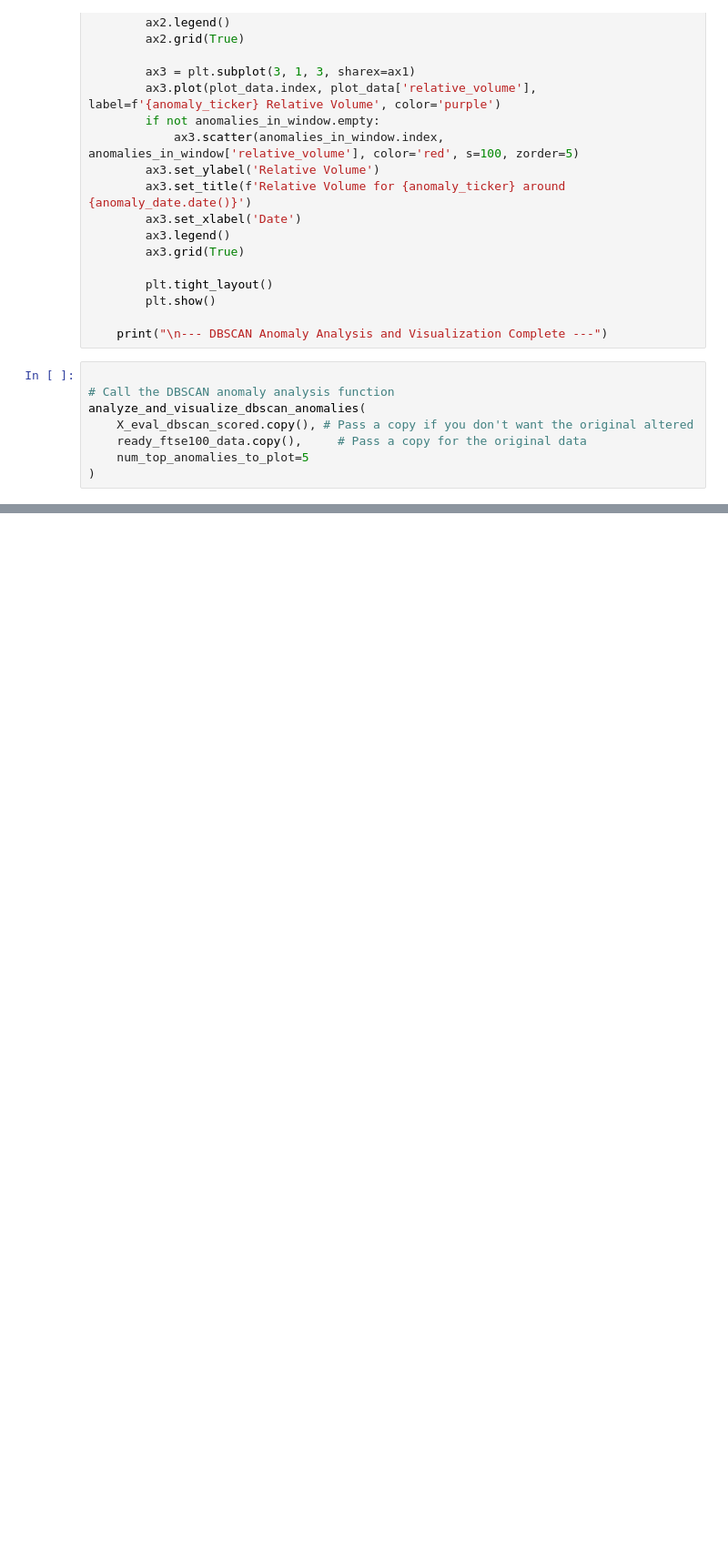
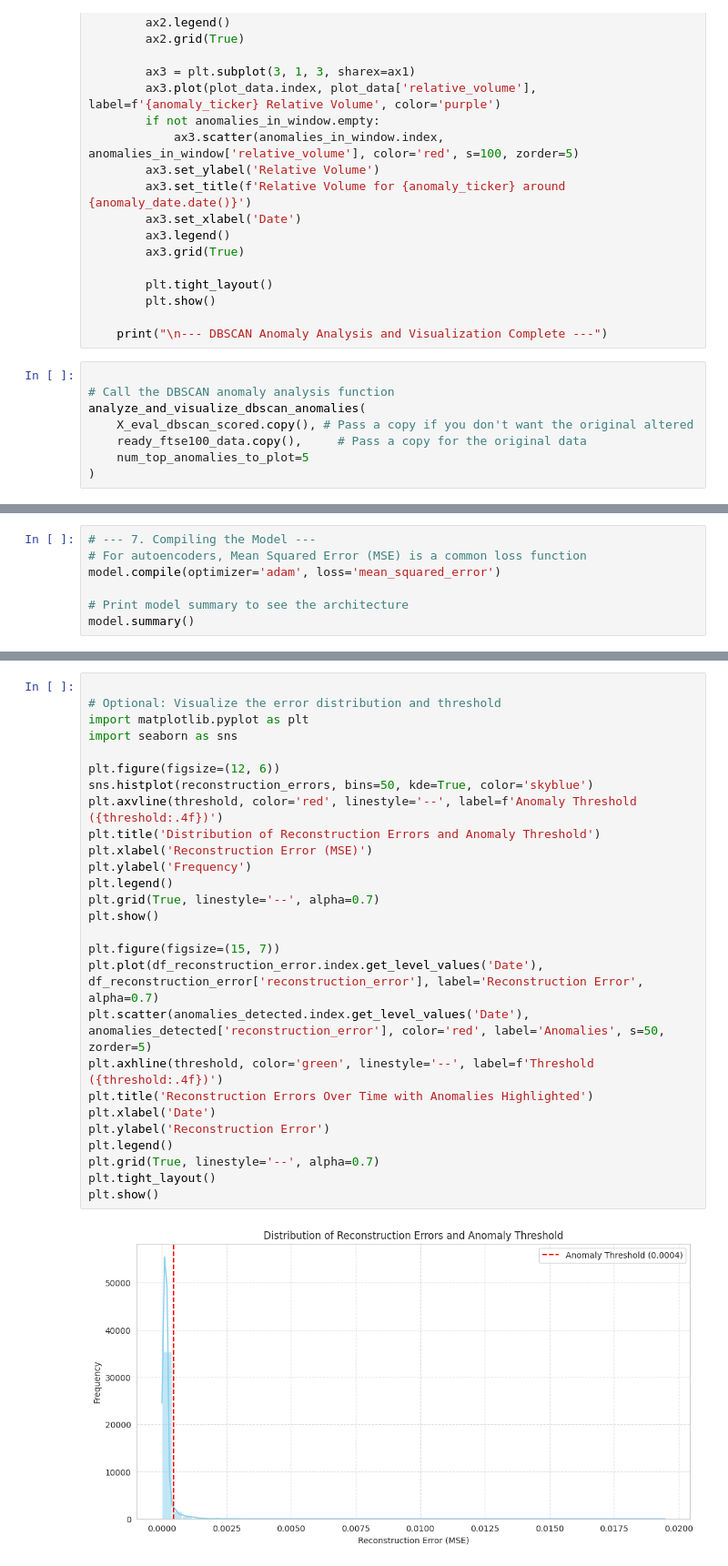
Before and after one commit to 01DorSarpong/FTSE_350_Anomaly_Detection, a Jupyter notebook: Unsupervised_Anomaly_Detection.ipynb, the cells around one changed output, grey strips where cells are left out. Shown: that part at 91% size. Cells and saved outputs as stored; diff of their text form; blank space fills up the shorter version.

```diff
--- a/Unsupervised_Anomaly_Detection.ipynb
+++ b/Unsupervised_Anomaly_Detection.ipynb
@@ -1695,0 +2202,7 @@ analyze_and_visualize_dbscan_anomalies(
+# %%
+# --- 7. Compiling the Model ---
+# For autoencoders, Mean Squared Error (MSE) is a common loss function
+model.compile(optimizer='adam', loss='mean_squared_error')
+
+# Print model summary to see the architecture
+model.summary()
@@ -1695,0 +2342,29 @@ analyze_and_visualize_dbscan_anomalies(
+# %%
+
+# Optional: Visualize the error distribution and threshold
+import matplotlib.pyplot as plt
+import seaborn as sns
+
+plt.figure(figsize=(12, 6))
+sns.histplot(reconstruction_errors, bins=50, kde=True, color='skyblue')
+plt.axvline(threshold, color='red', linestyle='--', label=f'Anomaly Threshold ({threshold:.4f})')
+plt.title('Distribution of Reconstruction Errors and Anomaly Threshold')
+plt.xlabel('Reconstruction Error (MSE)')
+plt.ylabel('Frequency')
+plt.legend()
+plt.grid(True, linestyle='--', alpha=0.7)
+plt.show()
+
+plt.figure(figsize=(15, 7))
+plt.plot(df_reconstruction_error.index.get_level_values('Date'), df_reconstruction_error['reconstruction_error'], label='Reconstruction Error', alpha=0.7)
+plt.scatter(anomalies_detected.index.get_level_values('Date'), anomalies_detected['reconstruction_error'], color='red', label='Anomalies', s=50, zorder=5)
+plt.axhline(threshold, color='green', linestyle='--', label=f'Threshold ({threshold:.4f})')
+plt.title('Reconstruction Errors Over Time with Anomalies Highlighted')
+plt.xlabel('Date')
+plt.ylabel('Reconstruction Error')
+plt.legend()
+plt.grid(True, linestyle='--', alpha=0.7)
+plt.tight_layout()
+plt.show()
+# %% [output]
+[figure, added]
```
Also changed, not shown: parts of 24 cells of this notebook.
